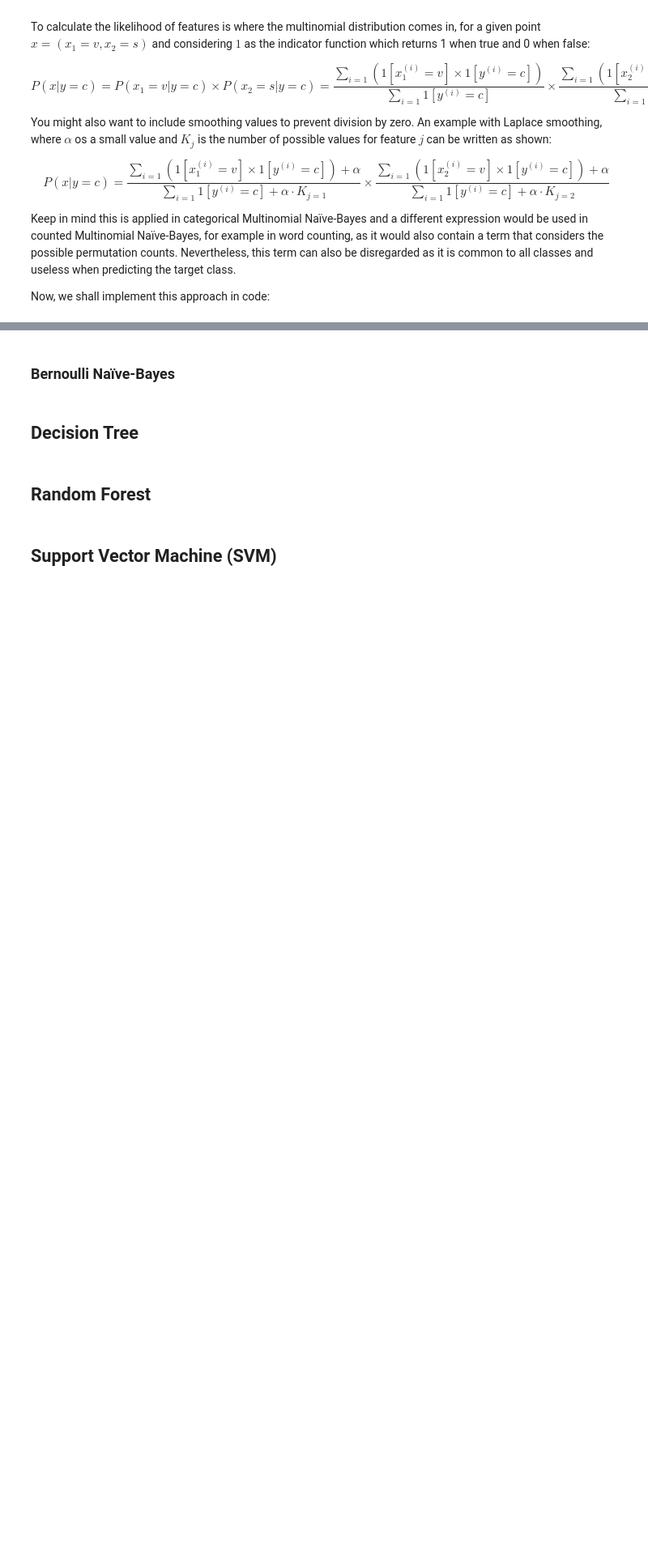
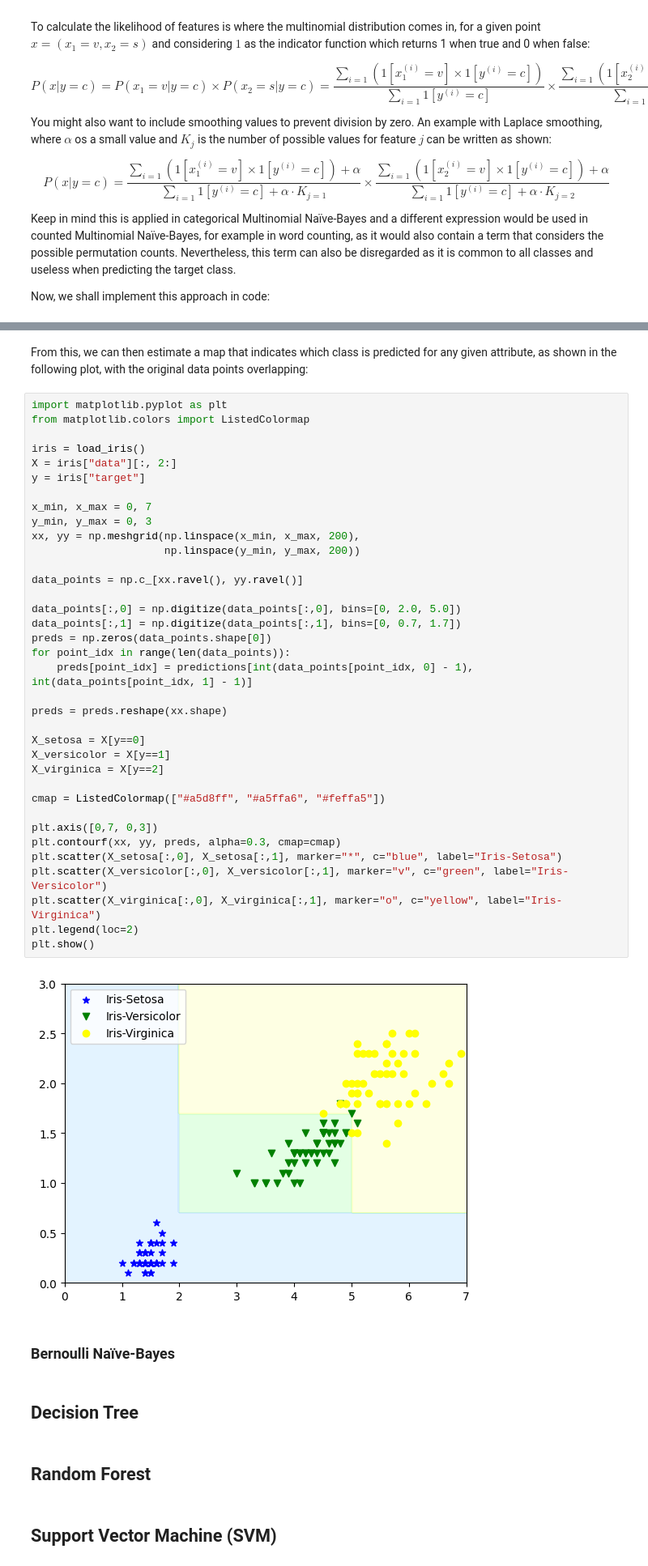
Before and after one commit to davidterroso/ML, a Jupyter notebook: classification.ipynb, the cells around one changed output, grey strips where cells are left out. Shown at 81% size. Drawn from its saved outputs; the diff is of its cells as text; blank space fills up the shorter version.

```diff
--- a/classification.ipynb
+++ b/classification.ipynb
@@ -1015,3 +1081,43 @@ for i, y_value in enumerate(np.unique(y)):
+# %% [markdown]
+From this, we can then estimate a map that indicates which class is predicted for any given attribute, as shown in the following plot, with the original data points overlapping:
+# %%
+import matplotlib.pyplot as plt
+from matplotlib.colors import ListedColormap
+
+iris = load_iris()
+X = iris["data"][:, 2:]
+y = iris["target"]
+
+x_min, x_max = 0, 7
+y_min, y_max = 0, 3
+xx, yy = np.meshgrid(np.linspace(x_min, x_max, 200),
+                     np.linspace(y_min, y_max, 200))
+
+data_points = np.c_[xx.ravel(), yy.ravel()]
+
+data_points[:,0] = np.digitize(data_points[:,0], bins=[0, 2.0, 5.0])
+data_points[:,1] = np.digitize(data_points[:,1], bins=[0, 0.7, 1.7])
+preds = np.zeros(data_points.shape[0])
+for point_idx in range(len(data_points)):
+    preds[point_idx] = predictions[int(data_points[point_idx, 0] - 1), int(data_points[point_idx, 1] - 1)]
+
+preds = preds.reshape(xx.shape)
+
+X_setosa = X[y==0]
+X_versicolor = X[y==1]
+X_virginica = X[y==2]
+
+cmap = ListedColormap(["#a5d8ff", "#a5ffa6", "#feffa5"])
+
+plt.axis([0,7, 0,3])
+plt.contourf(xx, yy, preds, alpha=0.3, cmap=cmap)
+plt.scatter(X_setosa[:,0], X_setosa[:,1], marker="*", c="blue", label="Iris-Setosa")
+plt.scatter(X_versicolor[:,0], X_versicolor[:,1], marker="v", c="green", label="Iris-Versicolor")
+plt.scatter(X_virginica[:,0], X_virginica[:,1], marker="o", c="yellow", label="Iris-Virginica")
+plt.legend(loc=2)
+plt.show()
+# %% [output]
+[figure, added]
 # %% [markdown]
 ### Bernoulli Naïve-Bayes <a id="bernoulli-naive-bayes"></a>
 # %% [markdown]
```
Also changed, not shown: parts of 6 cells of this notebook.
